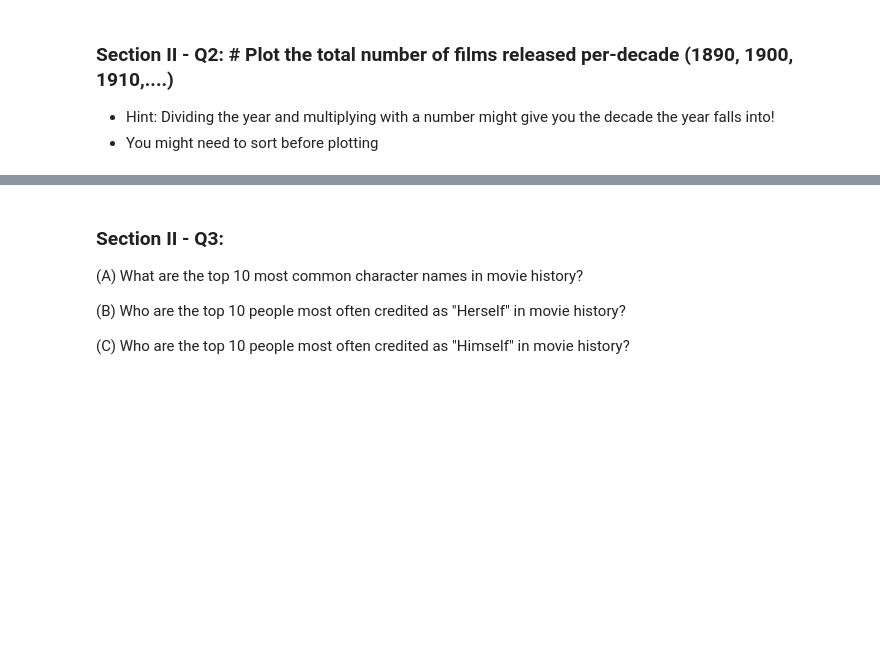
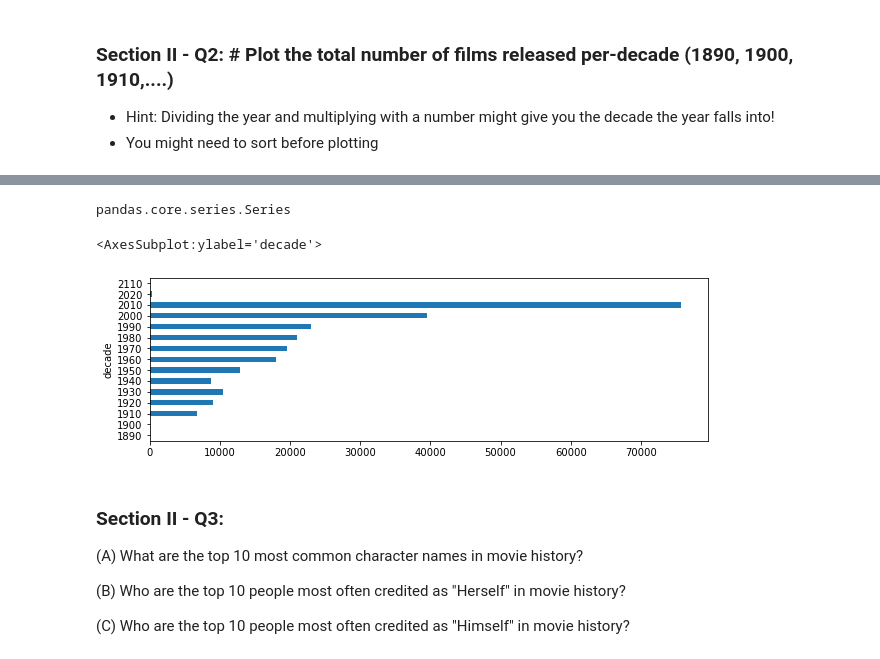
Before and after one commit to ZhanyangZhuSD/UCSD_ML, a Jupyter notebook: Mini_Project_Data_Wrangling_Pandas.ipynb, the cells around one changed output, grey strips where cells are left out. Cells and saved outputs as stored; diff of their text form; code cells hidden in the pictures; blank space fills up the shorter version.

Commit message:
finished project
UCSD ML Bootcamp Mini Project Data Wrangling Pandas 5.3.10

```diff
--- a/Mini_Project_Data_Wrangling_Pandas.ipynb
+++ b/Mini_Project_Data_Wrangling_Pandas.ipynb
@@ -400,3 +394,7 @@ pandas.core.series.Series
 ### Section II - Q2: # Plot the total number of films released per-decade (1890, 1900, 1910,....)
 - Hint: Dividing the year and multiplying with a number might give you the decade the year falls into!
 - You might need to sort before plotting
+# %%
+movies['decade'] = movies.year//10*10
+mCountByDecade = movies.groupby(['decade'])['decade'].count()
+mCountByDecade
@@ -403,3 +419,13 @@ pandas.core.series.Series
+# %%
+plt.rcParams["figure.figsize"] = (10,3)
+type(mCountByDecade)
+# %% [output]
+pandas.core.series.Series
+# %%
+mCountByDecade.plot(kind='barh')
+# %% [output]
+<AxesSubplot:ylabel='decade'>
+[figure, added]
 # %% [markdown]
 ### Section II - Q3:
 
```
Also changed, not shown: parts of 21 cells of this notebook.
